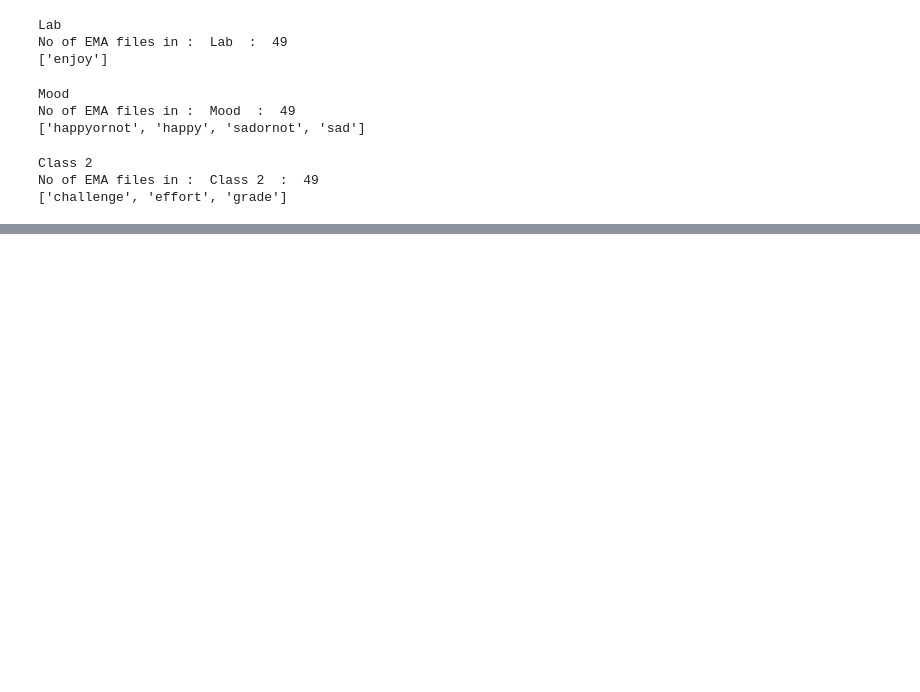
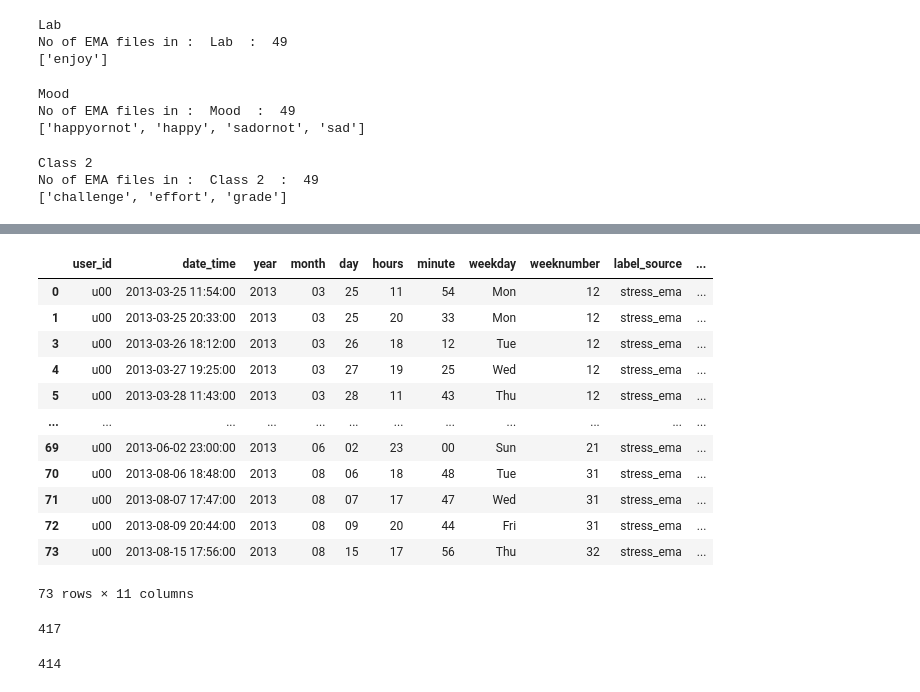
Before and after one commit to slickFix/Student-Stress-Prediction, a Jupyter notebook: EDA.ipynb, the cells around one changed output, grey strips where cells are left out. Cells and saved outputs as stored; diff of their text form; code cells hidden in the pictures; blank space fills up the shorter version.

```diff
--- a/EDA.ipynb
+++ b/EDA.ipynb
@@ -473,0 +615,25 @@ No of EMA files in :  Class 2  :  49
+# %%
+stress_ema_sort_df[stress_ema_sort_df['user_id'] == 'u00']
+# %% [output]
+|  | user_id | date_time | year | month | day | hours | minute | weekday | weeknumber | label_source | ... |
+| 0 | u00 | 2013-03-25 11:54:00 | 2013 | 03 | 25 | 11 | 54 | Mon | 12 | stress_ema | ... |
+| 1 | u00 | 2013-03-25 20:33:00 | 2013 | 03 | 25 | 20 | 33 | Mon | 12 | stress_ema | ... |
+| 3 | u00 | 2013-03-26 18:12:00 | 2013 | 03 | 26 | 18 | 12 | Tue | 12 | stress_ema | ... |
+| 4 | u00 | 2013-03-27 19:25:00 | 2013 | 03 | 27 | 19 | 25 | Wed | 12 | stress_ema | ... |
+| 5 | u00 | 2013-03-28 11:43:00 | 2013 | 03 | 28 | 11 | 43 | Thu | 12 | stress_ema | ... |
+| ... | ... | ... | ... | ... | ... | ... | ... | ... | ... | ... | ... |
+| 69 | u00 | 2013-06-02 23:00:00 | 2013 | 06 | 02 | 23 | 00 | Sun | 21 | stress_ema | ... |
+| 70 | u00 | 2013-08-06 18:48:00 | 2013 | 08 | 06 | 18 | 48 | Tue | 31 | stress_ema | ... |
+| 71 | u00 | 2013-08-07 17:47:00 | 2013 | 08 | 07 | 17 | 47 | Wed | 31 | stress_ema | ... |
+| 72 | u00 | 2013-08-09 20:44:00 | 2013 | 08 | 09 | 20 | 44 | Fri | 31 | stress_ema | ... |
+| 73 | u00 | 2013-08-15 17:56:00 | 2013 | 08 | 15 | 17 | 56 | Thu | 32 | stress_ema | ... |
+73 rows × 11 columns
+# %%
+len(mood2_ema_df)
+# %% [output]
+417
+# %%
+mood2_ema_df.drop_duplicates(inplace=True)
+len(mood2_ema_df)
+# %% [output]
+414
```
Also changed, not shown: parts of 41 cells of this notebook.
